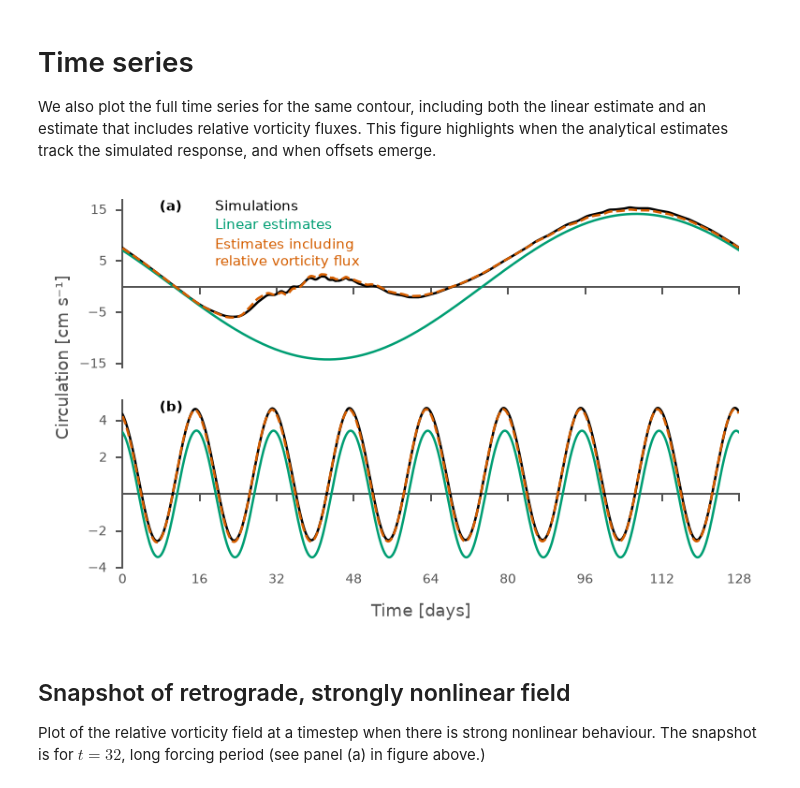
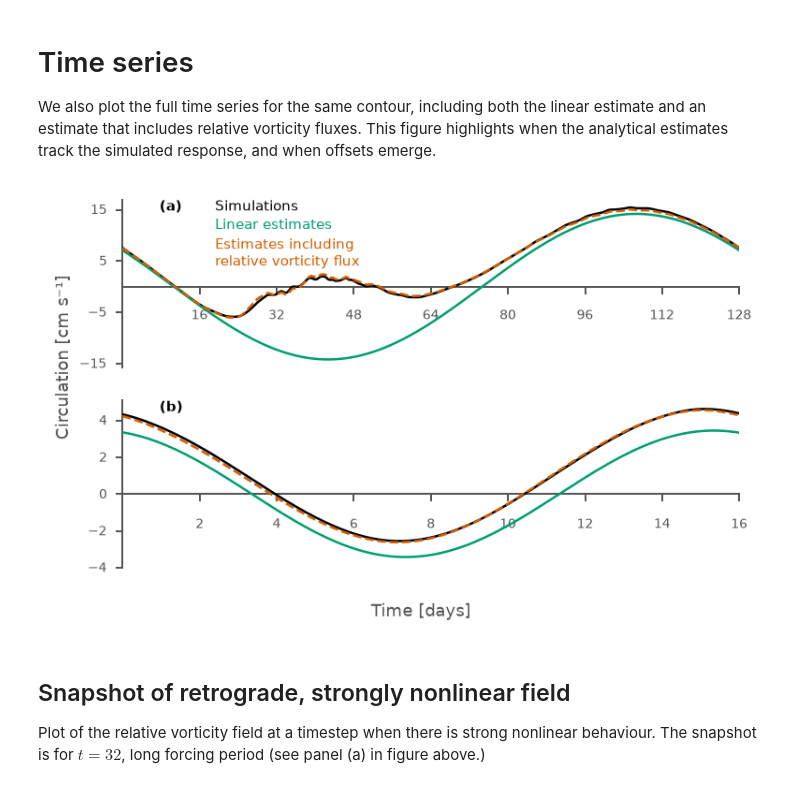
Before and after one commit to alpsjur/temporal-topo-flow, a Jupyter notebook: notebooks/make_figures.ipynb, the cells around one changed output. Saved outputs shown, nothing was run; the diff lists cells and outputs as text; code cells hidden in the pictures.

```diff
--- a/notebooks/make_figures.ipynb
+++ b/notebooks/make_figures.ipynb
@@ -390,26 +390,2 @@ fig.savefig(figpath+"scatterplot_test.pdf")
 # %% [output]
 [figure]
-# %%
-# maybe remove
-ts_test = xr.open_dataset(datapath+"timeseries/analytical_estimates_short_008.nc")
-x = ts_test.linear_estimate.values * 1e2
-y = ts_test.circulation.values * 1e2
-
-fig, ax = create_figure("single", aspect_ratio=1)
-plot_scatter(ax, x, y, s=2)
-
-ticks = [-20, -15, -10, -5, 5, 10, 15, 20]
-ax.set_yticks(ticks)
-ax.set_xticks(ticks)
-
-
-fig.supxlabel('Linear estimates [cm s⁻¹]',
-              x=0.5, y=0.05,
-              fontsize=7
-              )
-fig.supylabel('Simulations [cm s⁻¹]',
-              x=0.08, y=0.5,
-              fontsize=7
-              )
-
-fig.savefig(figpath+"scatterplot_strong_short.pdf")
@@ -495,7 +481,7 @@ def plot_circulation_timeseries(ax, ts):
 # %%
 
 fig, [axt,axb] = create_figure("double", nrows=2,
-                               sharex =True
+                               #sharex =True
                                )
 
 plot_circulation_timeseries(axt, ts_long)
@@ -511,46 +497,53 @@ fig.supylabel('Circulation [cm s⁻¹]',
               )
 
 axt.set_yticks([-15, -5, 5, 15])
-axb.set_yticks([-4, -2, 2, 4])
-axb.set_xticks(np.arange(0, 129, 16))
-axb.set_xlim([0, 128])
+axt.set_xticks(np.arange(16, 129, 16))
+axt.set_xlim([0, 128])
+
+axb.set_yticks([-4, -2, 0, 2, 4])
+axb.set_xticks(np.arange(2, 17, 2))
+axb.set_xlim([0, 16])
+#axb.set_xticks(np.arange(0, 129, 16))
+#axb.set_xlim([0, 128])
 
 # Shift x-axis tick labels downward
 for label in axb.get_xticklabels():
-    label.set_y(label.get_position()[1] - 3.5)
+    label.set_y(label.get_position()[1] - 0.5)
+for label in axt.get_xticklabels():
+    label.set_y(label.get_position()[1] - 1.5)
 
 # add labels (a) and (b)
 axt.text(0.06, 1, "(a)", color="black",
          transform=axt.transAxes,
          verticalalignment='top',
          fontweight='bold'
          )
 axb.text(0.06, 1, "(b)", color="black",
          transform=axb.transAxes,
          verticalalignment='top',
          fontweight='bold'
          )
 
 labels = ["Simulations", "Linear estimates", "Estimates including\nrelative vorticity flux"]
 y_start = 1
 line_height = 0.1  # adjust for multi-line labels
 y = y_start
 for label, color in zip(labels, colorwheel):
     axt.text(
         0.15, y,
         label,
         color=color,
         #fontweight="bold",
         #fontsize=5,
         transform=axt.transAxes,
         ha="left", va="top"
     )
     n_lines = label.count("\n") + 1
     y -= n_lines * line_height + 0.01  # small gap between entries
 
-fig.savefig(figpath+"timeseries_circulation.pdf")
+fig.savefig(figpath+"fig04.pdf")
 # %% [output]
-[figure, old version]
+[figure, new version]
 # %% [markdown]
 ## Snapshot of retrograde, strongly nonlinear field
 Plot of the relative vorticity field at a timestep when there is strong nonlinear behaviour. The snapshot is for $t=32$, long forcing period (see panel (a) in figure above.)
```
Also changed, not shown: parts of 16 cells of this notebook.
